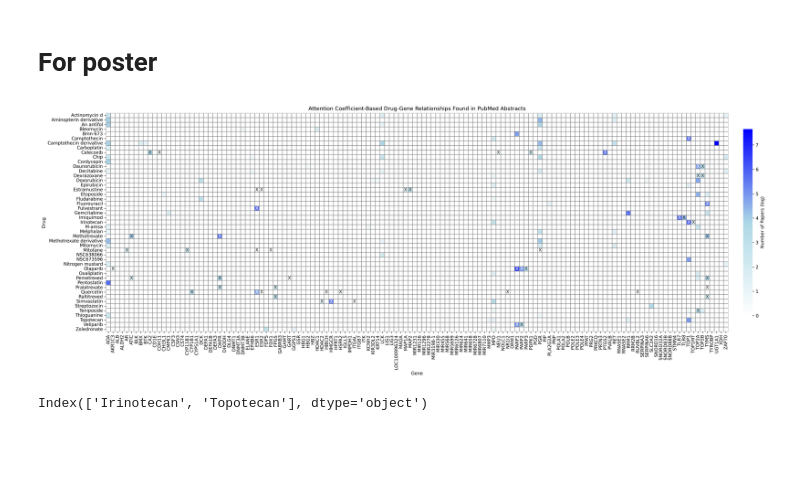
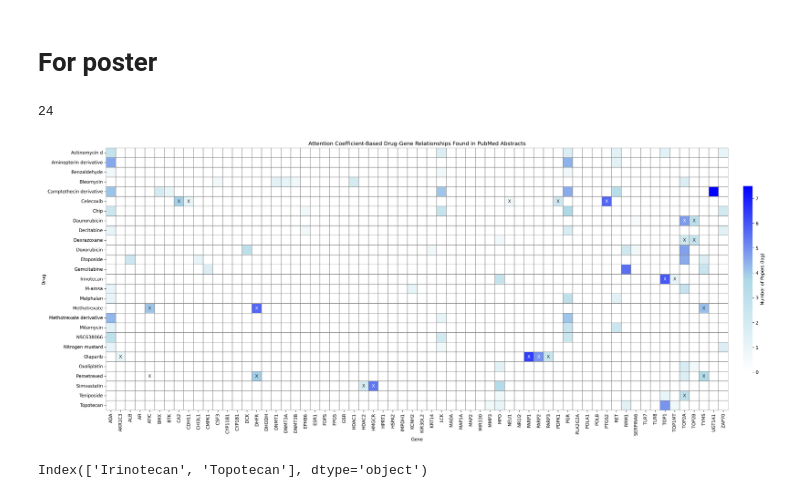
Before and after one commit to cannin/drGAT, a Jupyter notebook: Figs/Fig2.ipynb, the cells around one changed output. Drawn from its saved outputs; the diff is of its cells as text; code cells hidden in the pictures; blank space fills up the shorter version.

Commit message:
update figures

```diff
--- a/Figs/Fig2.ipynb
+++ b/Figs/Fig2.ipynb
@@ -166,9 +155,3 @@ conv
  49565: 'STL405613',
  49689: '-',
  ...}
-# %%
-for i, j in zip(conv.values(), conv.keys()):
-    if i == 'An Antifol':
-        print(j)
-    elif i == 'CHIP':
-        print(j)
@@ -226,5 +345,6 @@ df.to_csv('comb_count.csv')
 # %%
-df = pd.read_csv('comb_count.csv', index_col=0)
+df = pd.read_csv('result.csv')
+df.columns = ['NSC', 'drug', 'gene', 'num', 'num in journals']
 df
 # %% [output]
 |  | NSC | drug | gene | num | num in journals |
@@ -243,3 +362,0 @@ df
-# %%
-df = df[df.gene != 'TOP2']
-df
@@ -409,5 +583,9 @@ plt.show()
 # %% [markdown]
 # For poster
+# %%
+np.sum(np.sign(pivot_table_data).sum(axis=1) > 2)
+# %% [output]
+24
 # %%
 bubble_data = df.groupby(['drug', 'gene'])['num'].sum().reset_index()
 bubble_data = bubble_data.sort_values('gene')
@@ -421,7 +599,7 @@ pivot_table_data.index = pivot_table_data.index.str.capitalize()
 pivot_table_data = pivot_table_data.groupby(pivot_table_data.index).mean()
 
 # Small visualzation
-pivot_table_data = pivot_table_data[pivot_table_data.sum(axis=1) > 5]
+pivot_table_data = pivot_table_data[np.sign(pivot_table_data).sum(axis=1) > 2]
 
 pivot_table_data.columns = [i.replace('adenosine deaminase', 'ADA') for i in pivot_table_data.columns]
 # pivot_table_data = pivot_table_data.loc[list(set(dti.index) & set(pivot_table_data.index)), list(set(dti.columns) & set(pivot_table_data.columns))]
@@ -447,34 +625,34 @@ t.loc[tmp.index, tmp.columns] = k
 log_scale_data = np.log1p(pivot_table_data[(t.sum(axis=1) != 0) | (pivot_table_data.sum(axis=1) != 0)])
 
 tmp = t[(t.sum(axis=1) != 0) | (pivot_table_data.sum(axis=1) != 0)]
 
 
 annot_data = np.where(tmp==1, "X", "")
 
 # Creating Heatmap without annotations (numbers)
 plt.figure(figsize=(30, 15), dpi=300)
 
 cmap = LinearSegmentedColormap.from_list(
     'Custom cmap', ['#ffffff', 'lightblue', 'blue'], N=256)
 
 # heatmap を描画
 ax = sns.heatmap(
     log_scale_data, annot=annot_data,  fmt="",  cmap=cmap, square=True,
     linewidths=.5,
     cbar_kws={'label': 'Number of Papers (log)', 'shrink': 0.5, 'pad': 0.02},
     linecolor='gray'
 )
 
 ax.set_yticks(np.arange(len(log_scale_data.index)) + 0.5)  # 目盛りの位置を中央に設定
 ax.set_yticklabels(log_scale_data.index)
 
 plt.xticks(rotation=90)
 plt.xlabel('Gene')
 plt.ylabel('Drug')
 plt.title('Attention Coefficient-Based Drug-Gene Relationships Found in PubMed Abstracts')
 plt.show()
 # %% [output]
-[figure, old version]
+[figure, new version]
 # %%
 tmp.index[tmp.index.str.contains('can')]
 # %% [output]
```
Also changed, not shown: parts of 45 cells of this notebook, 2 other files.
